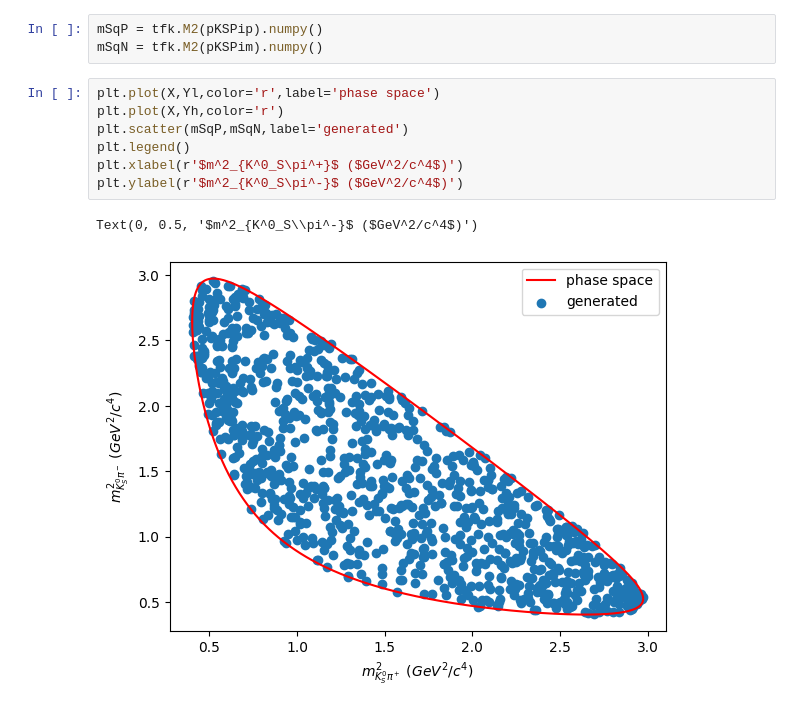
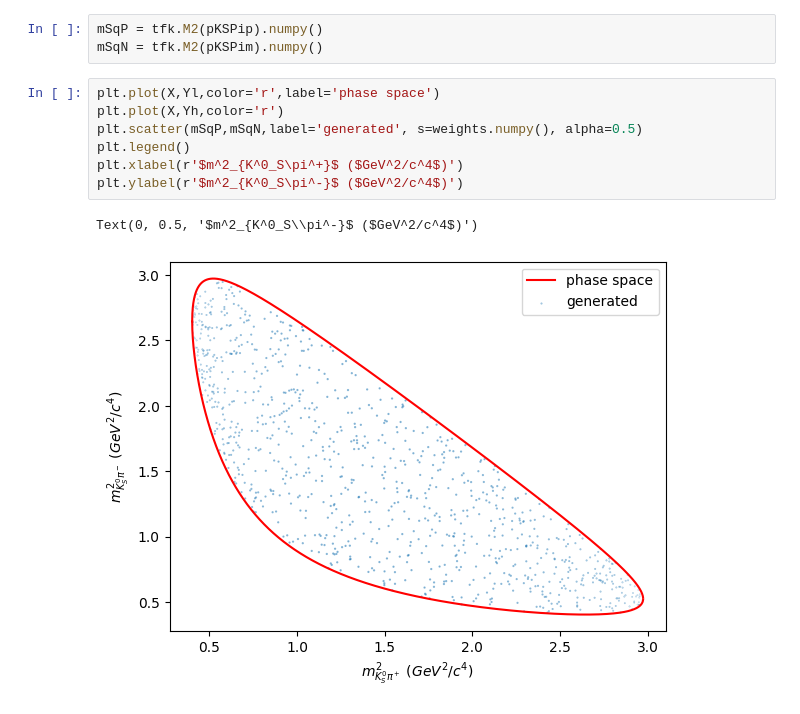
Before and after one commit to cpviolation/zfit_exercises, a Jupyter notebook: notebooks/Dalitz.ipynb, the cells around one changed output. Cells and saved outputs as stored; diff of their text form.

Commit message:
generated events in the phasespace in Dalitz notebook

```diff
--- a/notebooks/Dalitz.ipynb
+++ b/notebooks/Dalitz.ipynb
@@ -117,10 +117,10 @@ mSqN = tfk.M2(pKSPim).numpy()
 # %%
 plt.plot(X,Yl,color='r',label='phase space')
 plt.plot(X,Yh,color='r')
-plt.scatter(mSqP,mSqN,label='generated')
+plt.scatter(mSqP,mSqN,label='generated', s=weights.numpy(), alpha=0.5)
 plt.legend()
 plt.xlabel(r'$m^2_{K^0_S\pi^+}$ ($GeV^2/c^4$)')
 plt.ylabel(r'$m^2_{K^0_S\pi^-}$ ($GeV^2/c^4$)')
 # %% [output]
 Text(0, 0.5, '$m^2_{K^0_S\\pi^-}$ ($GeV^2/c^4$)')
-[figure, old version]
+[figure, new version]
```
Also changed, not shown: parts of 8 cells of this notebook, 1 other file.
